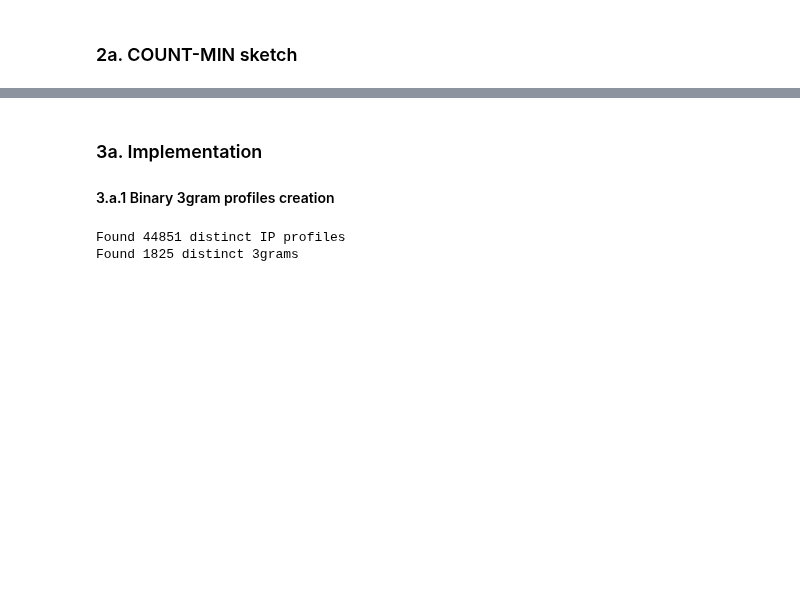
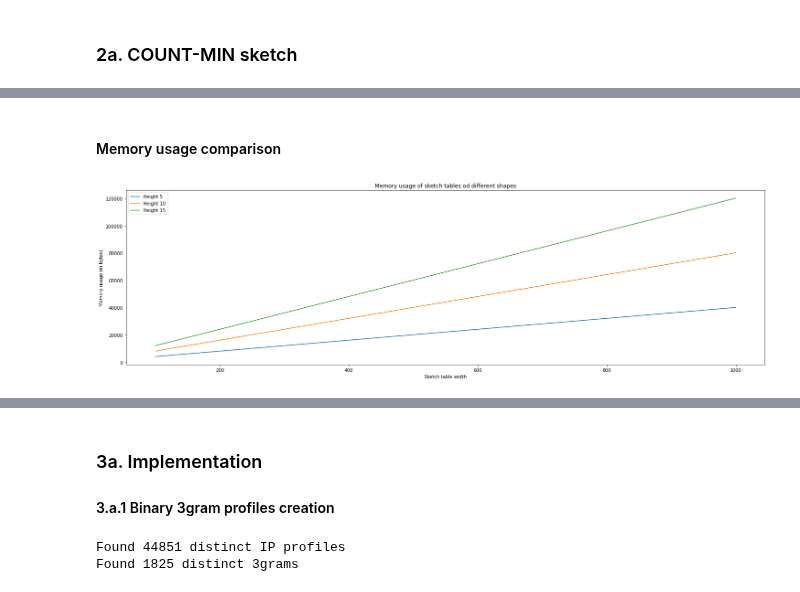
Before and after one commit to kponichtera/cs4035-cda, a Jupyter notebook: lab3/lab3.ipynb, the cells around one changed output, grey strips where cells are left out. Saved outputs shown, nothing was run; the diff lists cells and outputs as text; code cells hidden in the pictures; blank space fills up the shorter version.

```diff
--- a/lab3/lab3.ipynb
+++ b/lab3/lab3.ipynb
@@ -260,0 +602,28 @@ For creating a combined feature, we have chosen TotPkts and Duration fields. We
+# %% [markdown]
+#### Memory usage comparison
+# %%
+sketch_table_sizes = []
+
+h5_table_sizes = [pd.DataFrame(table).memory_usage().sum() for table in sketch_tables if table.shape[0] == 5]
+h10_table_sizes = [pd.DataFrame(table).memory_usage().sum() for table in sketch_tables if table.shape[0] == 10]
+h15_table_sizes = [pd.DataFrame(table).memory_usage().sum() for table in sketch_tables if table.shape[0] == 15]
+
+for i in range(len(sketch_tables)):
+    bytes_usage = pd.DataFrame(sketch_tables[i]).memory_usage().sum()
+    sketch_table_sizes += [bytes_usage]
+
+df_sketch_table_sizes = pd.DataFrame({
+    'Height 5': h5_table_sizes ,
+    'Height 10': h10_table_sizes,
+    'Height 15': h15_table_sizes
+}, index=sketch_table_widths)
+
+_, ax = plt.subplots(1, 1, figsize=(25, 7))
+
+df_sketch_table_sizes.plot(ax=ax)
+ax.set_title('Memory usage of sketch tables od different shapes')
+ax.set_xlabel('Sketch table width')
+ax.set_ylabel('Memory usage (in bytes)')
+plt.show()
+# %% [output]
+[figure, added]
```
Also changed, not shown: parts of 26 cells of this notebook.
